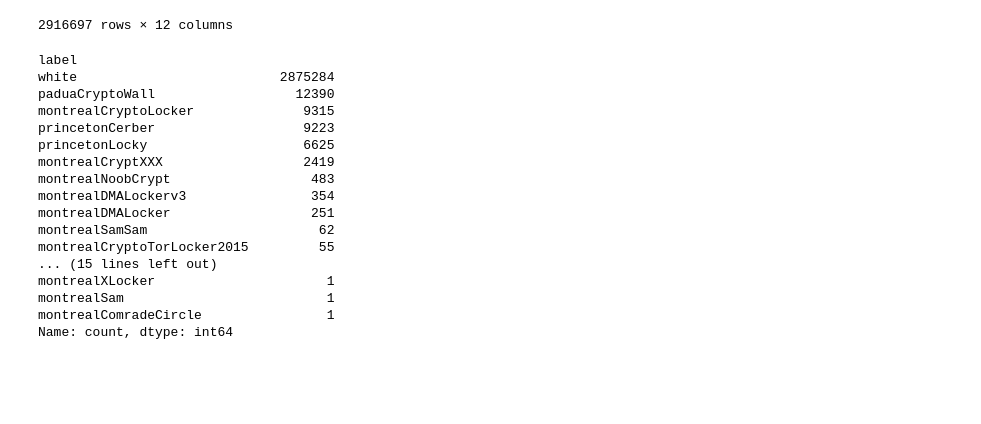
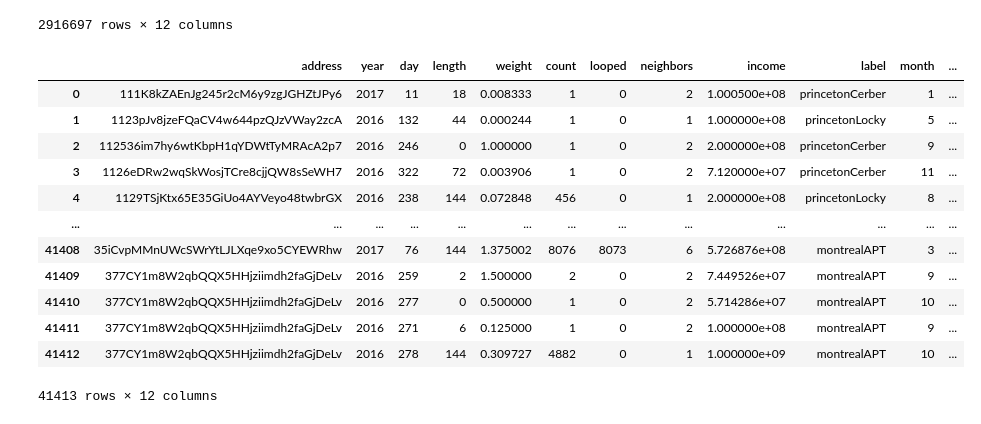
Before and after one commit to aflah02/DSc_Project, a Jupyter notebook: Analysis/temporal_analysis_statistics.ipynb, the cells around one changed output. Cells and saved outputs as stored; diff of their text form; code cells hidden in the pictures; blank space fills up the shorter version.

```diff
--- a/Analysis/temporal_analysis_statistics.ipynb
+++ b/Analysis/temporal_analysis_statistics.ipynb
@@ -8,4 +8,4 @@ import os
 import plotly
 from plotly import graph_objects as go
 # %%
-df = pd.read_csv('../Data/BitcoinHeistData.csv')
+df = pd.read_csv('../Data/BitcoinHeistDataWithMonthAndDate.csv')
@@ -49,6 +12,3 @@ Day 200 in 2023 is in month 7 and the date is 19.
-# %%
-df['month'] = df.apply(lambda row: day_number_to_date(row['day'], row['year'])[0], axis=1)
-df['date'] = df.apply(lambda row: day_number_to_date(row['day'], row['year'])[1], axis=1)
 # %%
 df
 # %% [output]
@@ -65,23 +25,22 @@ df
 | 2916695 | 15iPUJsRNZQZHmZZVwmQ63srsmughCXV4a | 2018 | 330 | 0 | 0.500000 | 1 | 0 | 1 | 1.780427e+08 | white | 11 | ... |
 | 2916696 | 3LFFBxp15h9KSFtaw55np8eP5fv6kdK17e | 2018 | 330 | 144 | 0.073972 | 6800 | 0 | 2 | 1.123500e+08 | white | 11 | ... |
 2916697 rows × 12 columns
+# %%
+# filter out rows where label is white
+df = df[df['label'] != 'white']
 # %%
-df['label'].value_counts()
+df
 # %% [output]
+|  | address | year | day | length | weight | count | looped | neighbors | income | label | month | ... |
+| 0 | 111K8kZAEnJg245r2cM6y9zgJGHZtJPy6 | 2017 | 11 | 18 | 0.008333 | 1 | 0 | 2 | 1.000500e+08 | princetonCerber | 1 | ... |
+| 1 | 1123pJv8jzeFQaCV4w644pzQJzVWay2zcA | 2016 | 132 | 44 | 0.000244 | 1 | 0 | 1 | 1.000000e+08 | princetonLocky | 5 | ... |
+| 2 | 112536im7hy6wtKbpH1qYDWtTyMRAcA2p7 | 2016 | 246 | 0 | 1.000000 | 1 | 0 | 2 | 2.000000e+08 | princetonCerber | 9 | ... |
+| 3 | 1126eDRw2wqSkWosjTCre8cjjQW8sSeWH7 | 2016 | 322 | 72 | 0.003906 | 1 | 0 | 2 | 7.120000e+07 | princetonCerber | 11 | ... |
+| 4 | 1129TSjKtx65E35GiUo4AYVeyo48twbrGX | 2016 | 238 | 144 | 0.072848 | 456 | 0 | 1 | 2.000000e+08 | princetonLocky | 8 | ... |
+| ... | ... | ... | ... | ... | ... | ... | ... | ... | ... | ... | ... | ... |
+| 41408 | 35iCvpMMnUWcSWrYtLJLXqe9xo5CYEWRhw | 2017 | 76 | 144 | 1.375002 | 8076 | 8073 | 6 | 5.726876e+08 | montrealAPT | 3 | ... |
+| 41409 | 377CY1m8W2qbQQX5HHjziimdh2faGjDeLv | 2016 | 259 | 2 | 1.500000 | 2 | 0 | 2 | 7.449526e+07 | montrealAPT | 9 | ... |
+| 41410 | 377CY1m8W2qbQQX5HHjziimdh2faGjDeLv | 2016 | 277 | 0 | 0.500000 | 1 | 0 | 2 | 5.714286e+07 | montrealAPT | 10 | ... |
+| 41411 | 377CY1m8W2qbQQX5HHjziimdh2faGjDeLv | 2016 | 271 | 6 | 0.125000 | 1 | 0 | 2 | 1.000000e+08 | montrealAPT | 9 | ... |
+| 41412 | 377CY1m8W2qbQQX5HHjziimdh2faGjDeLv | 2016 | 278 | 144 | 0.309727 | 4882 | 0 | 1 | 1.000000e+09 | montrealAPT | 10 | ... |
-label
-white                          2875284
-paduaCryptoWall                  12390
-montrealCryptoLocker              9315
-princetonCerber                   9223
-princetonLocky                    6625
-montrealCryptXXX                  2419
-montrealNoobCrypt                  483
-montrealDMALockerv3                354
-montrealDMALocker                  251
-montrealSamSam                      62
-montrealCryptoTorLocker2015         55
-... (15 lines left out)
-montrealXLocker                      1
-montrealSam                          1
-montrealComradeCircle                1
-Name: count, dtype: int64
+41413 rows × 12 columns
```
Also changed, not shown: parts of 1 cell of this notebook, 3 other files.
